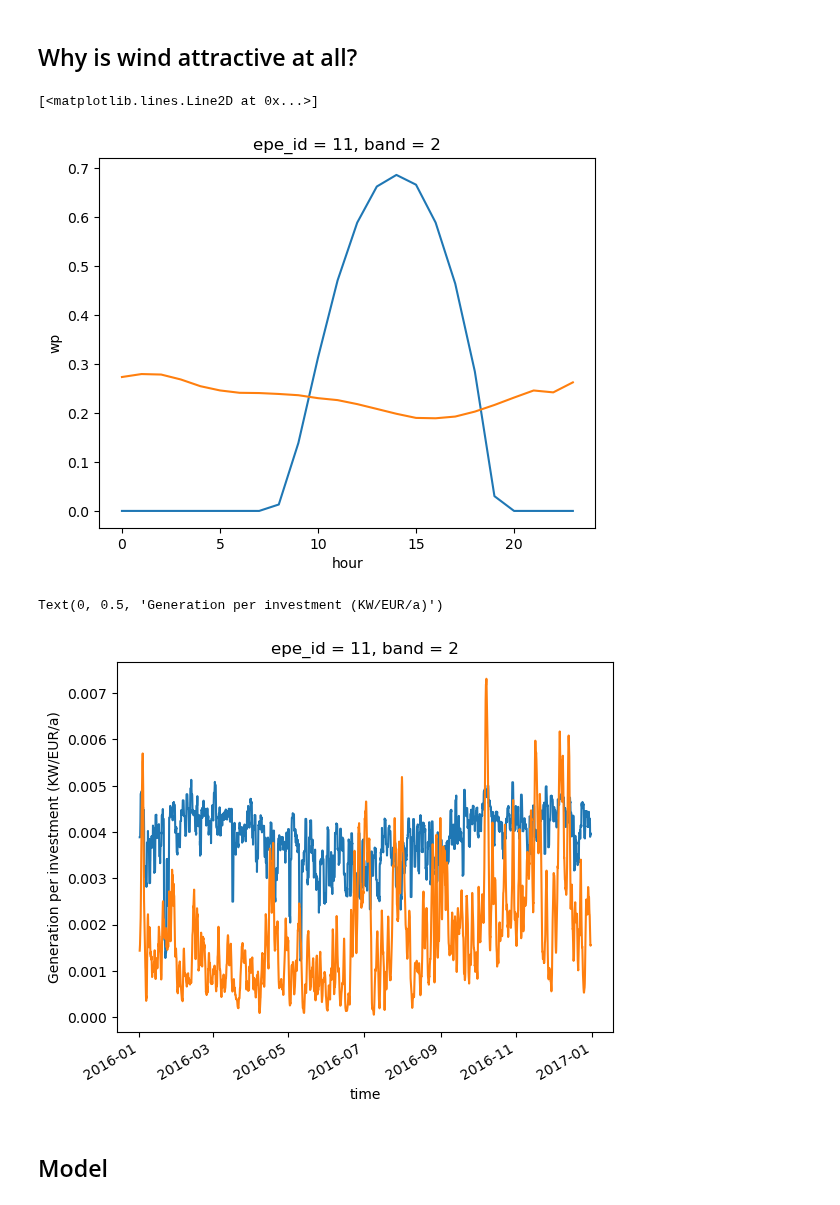
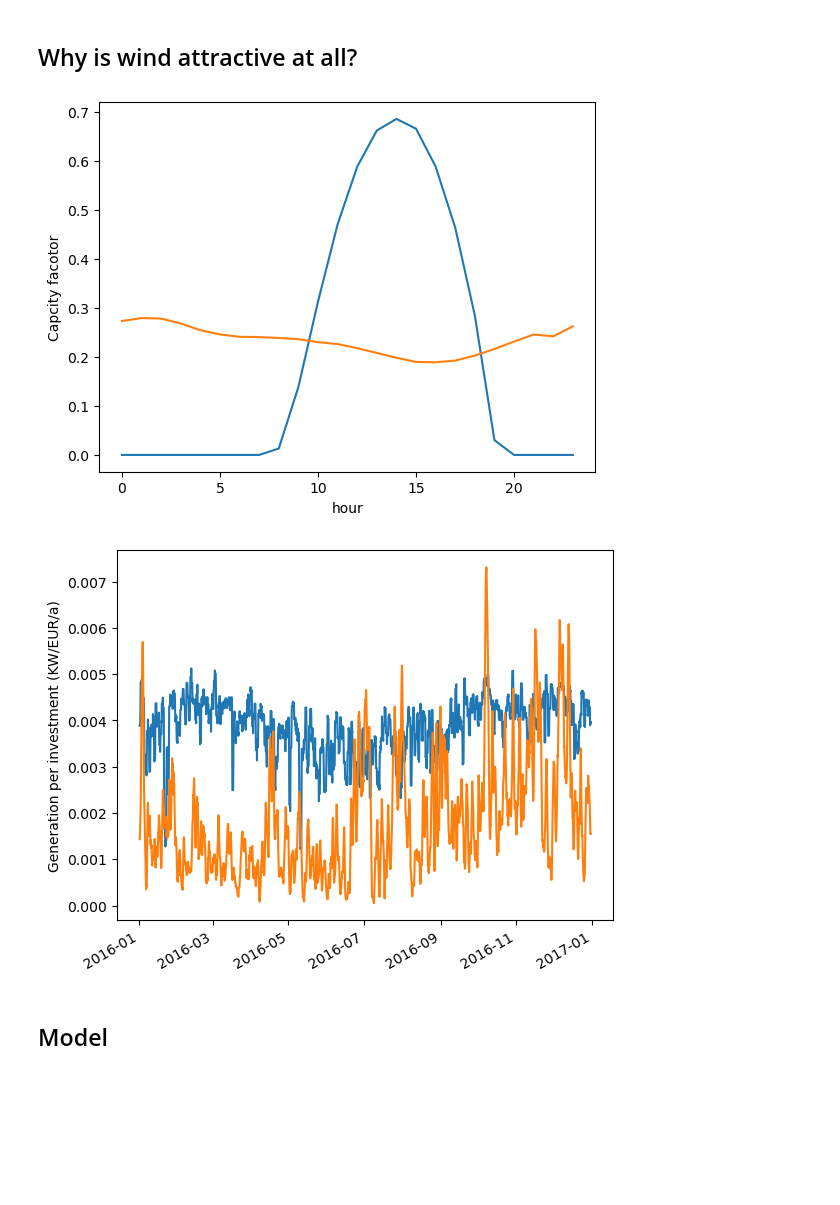
Before and after one commit to inwe-boku/syfop, a Jupyter notebook: notebooks/reproduce-brazil-paper.ipynb, the cells around one changed output. Drawn from its saved outputs; the diff is of its cells as text; code cells hidden in the pictures; blank space fills up the shorter version.

```diff
--- a/notebooks/reproduce-brazil-paper.ipynb
+++ b/notebooks/reproduce-brazil-paper.ipynb
@@ -174,16 +183,18 @@ import matplotlib.pyplot as plt
 # %%
 solar_pv_input_flow.groupby(solar_pv_input_flow.time.dt.hour).mean().plot()
 wind_class2_input_flow.groupby(solar_pv_input_flow.time.dt.hour).mean().plot()
+plt.ylabel('Capcity facotor')
+plt.title('');
 # %% [output]
-[<matplotlib.lines.Line2D at 0x...>]
-[figure, old version]
+[figure, new version]
 # %%
 (solar_pv_input_flow / pv_cost).rolling(time=24).mean().plot()
 (wind_class2_input_flow / wind_cost).rolling(time=24).mean().plot()
+plt.xlabel('')
 plt.ylabel('Generation per investment (KW/EUR/a)')
+plt.title('');
 # %% [output]
-Text(0, 0.5, 'Generation per investment (KW/EUR/a)')
-[figure, old version]
+[figure, new version]
 # %% [markdown]
 ## Model
 # %%
```
Also changed, not shown: parts of 25 cells of this notebook.
